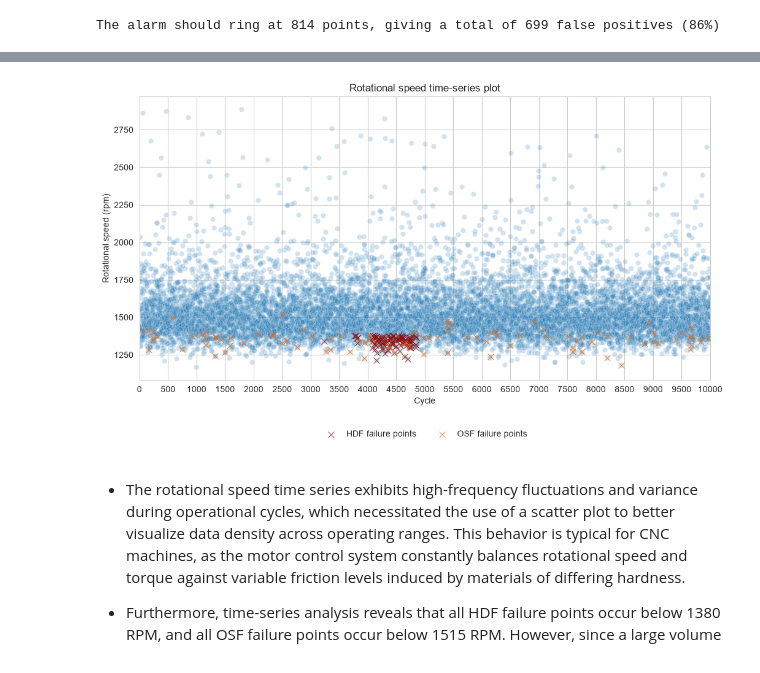
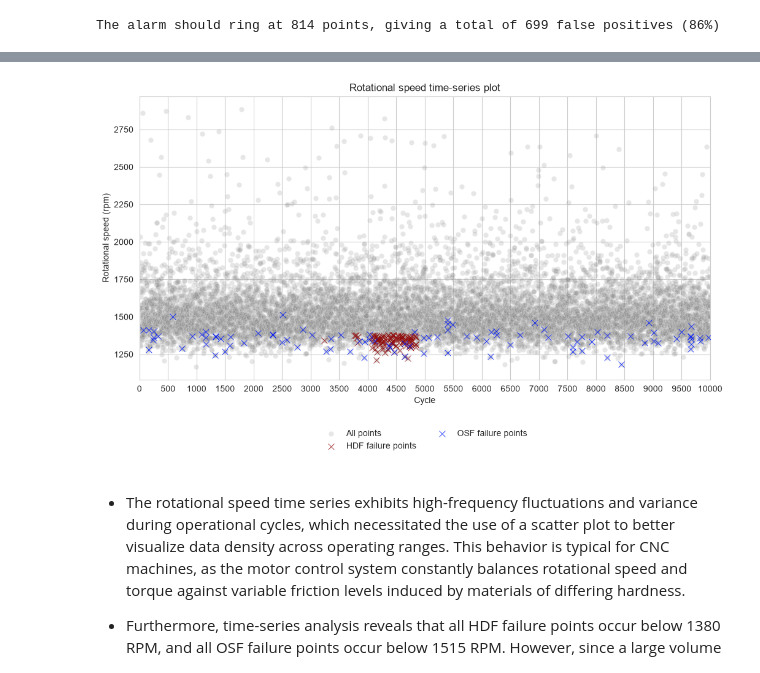
Before and after one commit to ghperez/milling-pdm, a Jupyter notebook: notebooks/03_process_variables_analysis.ipynb, the cells around one changed output, grey strips where cells are left out. Saved outputs shown, nothing was run; the diff lists cells and outputs as text; code cells hidden in the pictures.

```diff
--- a/notebooks/03_process_variables_analysis.ipynb
+++ b/notebooks/03_process_variables_analysis.ipynb
@@ -161,38 +163,40 @@ plt.figure(figsize=(12, 6))
 sns.set_style("whitegrid")
 # sns.lineplot(data=df_speed.rename(rename_dict))
 sns.scatterplot(data=df_speed.rename(rename_dict),
-                alpha=0.2)
+                alpha=0.2,
+                color="#858585",
+                label="All points")
 
 # Plot failures
 sns.scatterplot(data=df_hdf,
                 marker="x",
                 s=50,
                 color="#920C0C",
                 zorder=5,
                 label="HDF failure points");
 
 sns.scatterplot(data=df_osf,
                 marker="x",
                 s=50,
-                color="#FF6600",
+                color="#001AFF",
                 zorder=5,
                 label="OSF failure points");
 
 ## Plot settings
 plt.xlim(left=0, right=10000)
 plt.xticks(np.arange(0,10001,500))
 plt.title("Rotational speed time-series plot")
 plt.xlabel("Cycle")
 plt.ylabel("Rotational speed (rpm)")
 plt.legend(
     loc='upper center',
     bbox_to_anchor=(0.5, -0.15),
     ncol=2,
     frameon=False
 )
 plt.show()
 # %% [output]
-[figure, old version]
+[figure, new version]
 # %% [markdown]
 - The rotational speed time series exhibits high-frequency fluctuations and variance during operational cycles, which necessitated the use of a scatter plot to better visualize data density across operating ranges. This behavior is typical for CNC machines, as the motor control system constantly balances rotational speed and torque against variable friction levels induced by materials of differing hardness.
 
```
Also changed, not shown: parts of 5 cells of this notebook.
